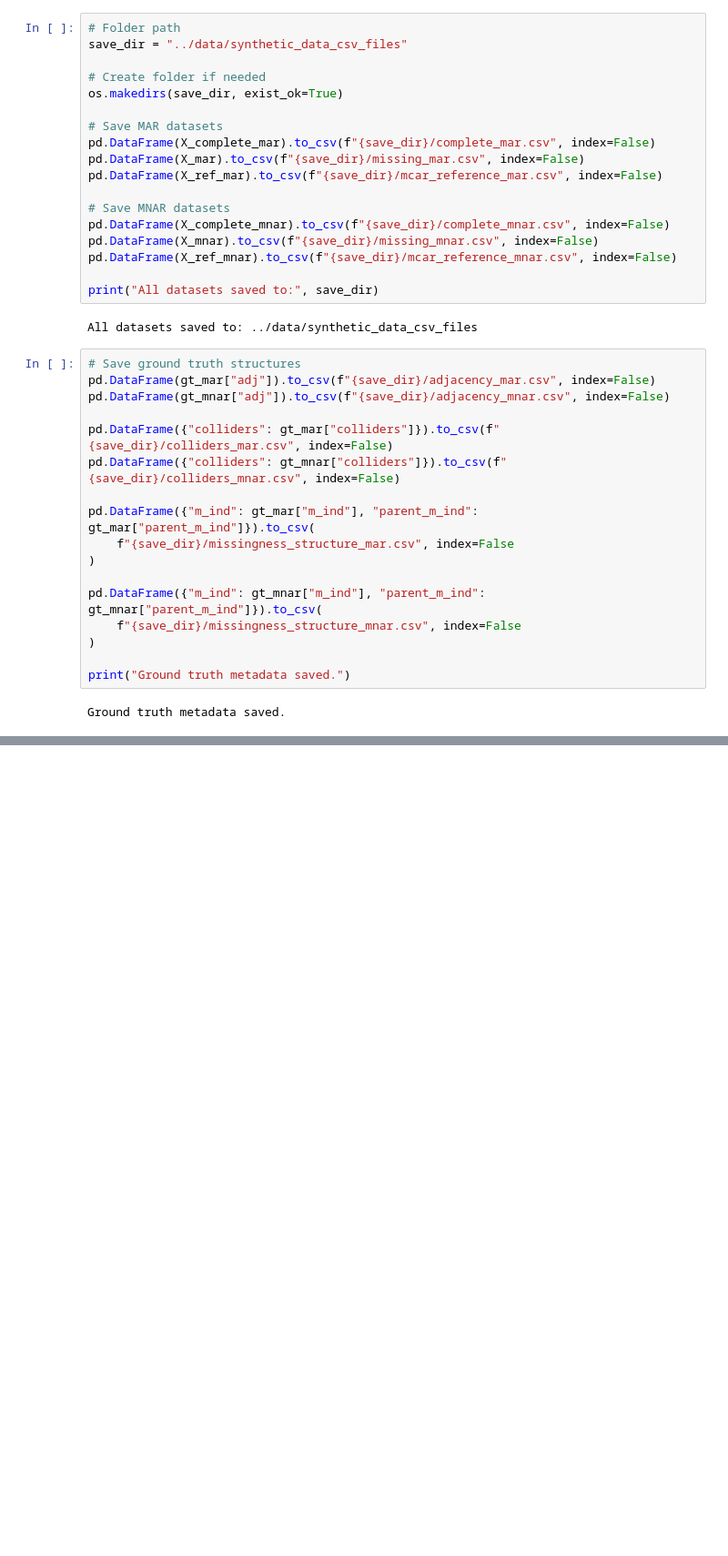
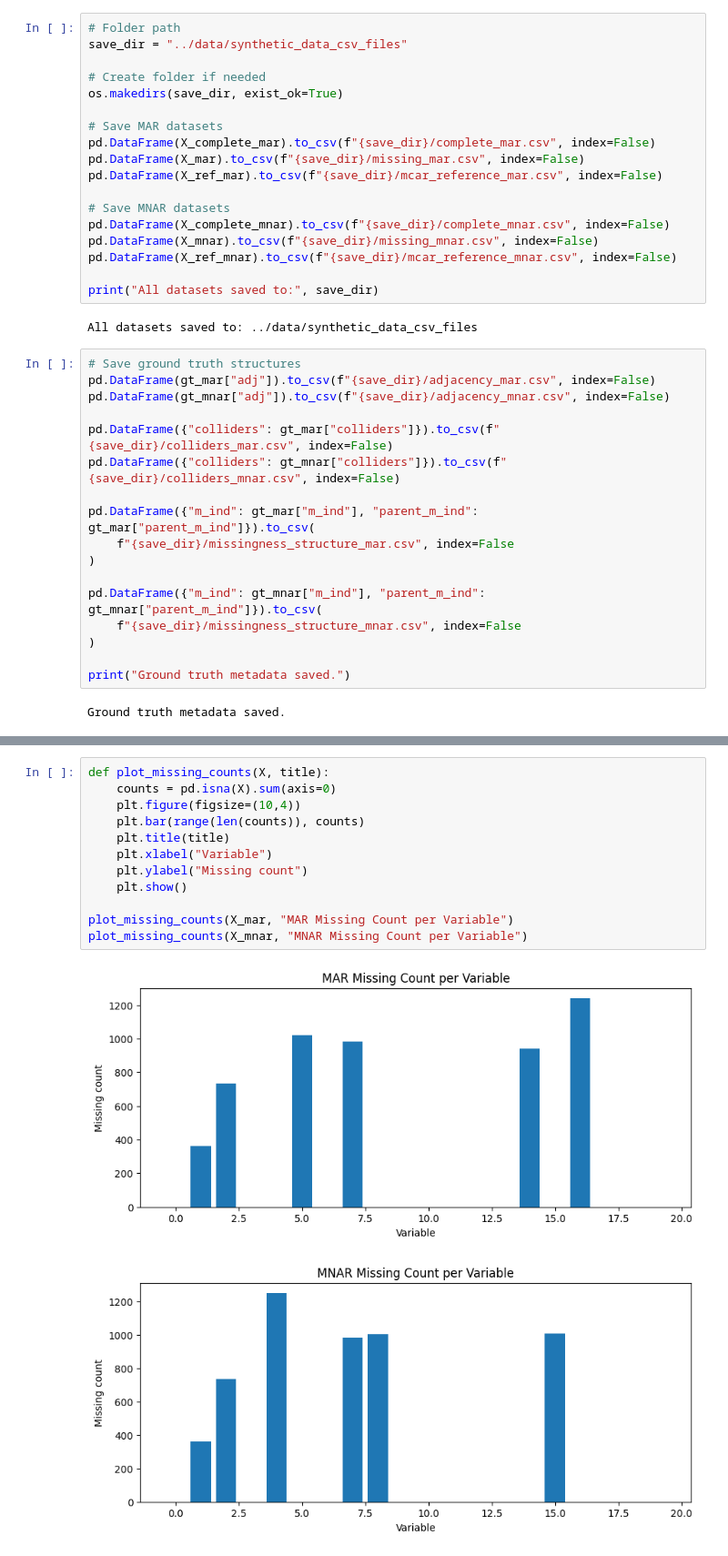
Before and after one commit to ZervSofia/MVPC-Thesis, a Jupyter notebook: notebooks/01_generate_synthetic_data.ipynb, the cells around one changed output, grey strips where cells are left out. Shown at 91% size. Drawn from its saved outputs; the diff is of its cells as text; blank space fills up the shorter version.

```diff
--- a/notebooks/01_generate_synthetic_data.ipynb
+++ b/notebooks/01_generate_synthetic_data.ipynb
@@ -172,0 +209,15 @@ Ground truth metadata saved.
+# %%
+def plot_missing_counts(X, title):
+    counts = pd.isna(X).sum(axis=0)
+    plt.figure(figsize=(10,4))
+    plt.bar(range(len(counts)), counts)
+    plt.title(title)
+    plt.xlabel("Variable")
+    plt.ylabel("Missing count")
+    plt.show()
+
+plot_missing_counts(X_mar, "MAR Missing Count per Variable")
+plot_missing_counts(X_mnar, "MNAR Missing Count per Variable")
+# %% [output]
+[figure, added]
+[figure, added]
```
Also changed, not shown: parts of 4 cells of this notebook, 14 other files.
